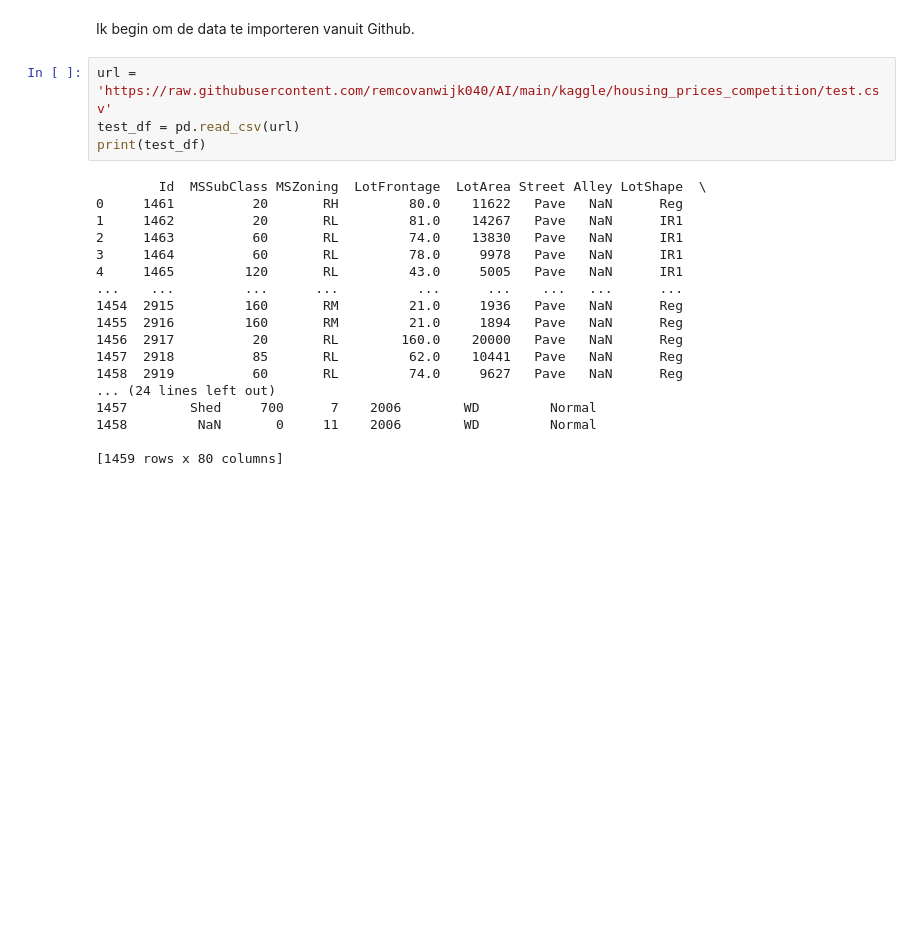
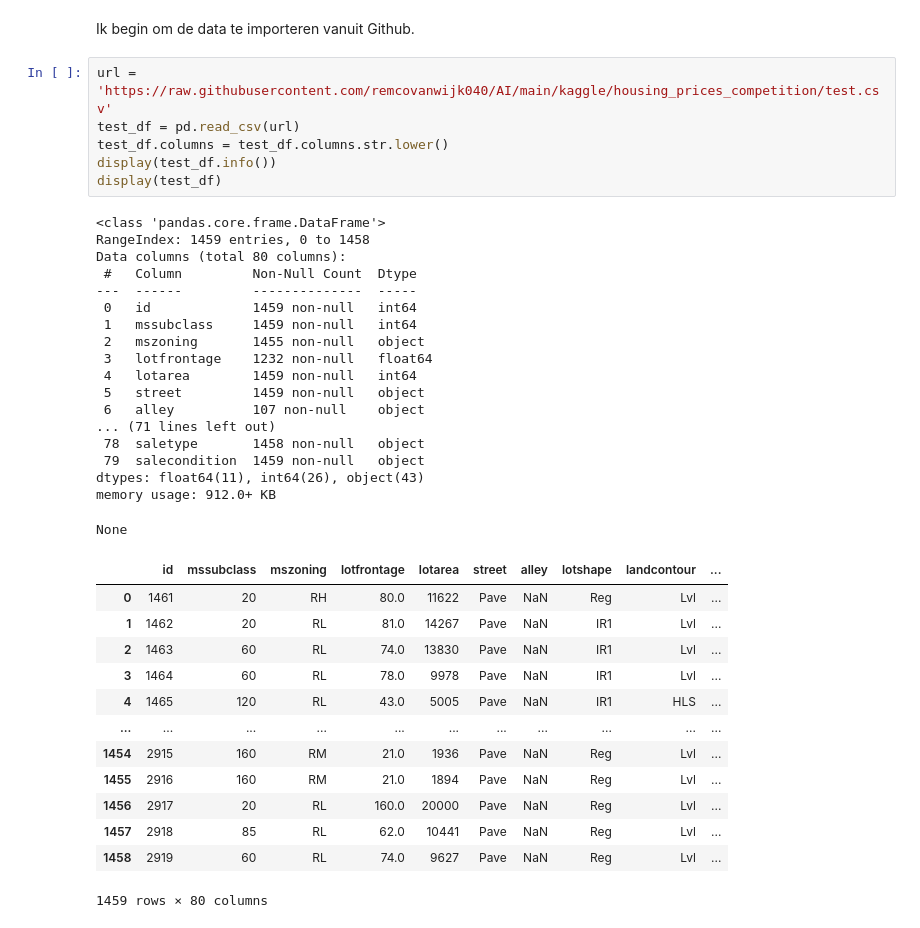
Before and after one commit to remcovanwijk040/AI, a Jupyter notebook: kaggle/housing_prices_competition/script_competition.ipynb, the cells around one changed output. Saved outputs shown, nothing was run; the diff lists cells and outputs as text; blank space fills up the shorter version.

```diff
--- a/kaggle/housing_prices_competition/script_competition.ipynb
+++ b/kaggle/housing_prices_competition/script_competition.ipynb
@@ -15,25 +19,41 @@ Ik begin om de data te importeren vanuit Github.
 # %%
 url = 'https://raw.githubusercontent.com/remcovanwijk040/AI/main/kaggle/housing_prices_competition/test.csv'
 test_df = pd.read_csv(url)
-print(test_df)
+test_df.columns = test_df.columns.str.lower()
+display(test_df.info())
+display(test_df)
 # %% [output]
-        Id  MSSubClass MSZoning  LotFrontage  LotArea Street Alley LotShape  \
-0     1461          20       RH         80.0    11622   Pave   NaN      Reg
-1     1462          20       RL         81.0    14267   Pave   NaN      IR1
-2     1463          60       RL         74.0    13830   Pave   NaN      IR1
-3     1464          60       RL         78.0     9978   Pave   NaN      IR1
-4     1465         120       RL         43.0     5005   Pave   NaN      IR1
-...    ...         ...      ...          ...      ...    ...   ...      ...
-1454  2915         160       RM         21.0     1936   Pave   NaN      Reg
-1455  2916         160       RM         21.0     1894   Pave   NaN      Reg
-1456  2917          20       RL        160.0    20000   Pave   NaN      Reg
-1457  2918          85       RL         62.0    10441   Pave   NaN      Reg
-1458  2919          60       RL         74.0     9627   Pave   NaN      Reg
-... (24 lines left out)
-1457        Shed     700      7    2006        WD         Normal
-1458         NaN       0     11    2006        WD         Normal
-
-[1459 rows x 80 columns]
+<class 'pandas.core.frame.DataFrame'>
+RangeIndex: 1459 entries, 0 to 1458
+Data columns (total 80 columns):
+ #   Column         Non-Null Count  Dtype
+---  ------         --------------  -----
+ 0   id             1459 non-null   int64
+ 1   mssubclass     1459 non-null   int64
+ 2   mszoning       1455 non-null   object
+ 3   lotfrontage    1232 non-null   float64
+ 4   lotarea        1459 non-null   int64
+ 5   street         1459 non-null   object
+ 6   alley          107 non-null    object
+... (71 lines left out)
+ 78  saletype       1458 non-null   object
+ 79  salecondition  1459 non-null   object
+dtypes: float64(11), int64(26), object(43)
+memory usage: 912.0+ KB
+None
+|  | id | mssubclass | mszoning | lotfrontage | lotarea | street | alley | lotshape | landcontour | ... |
+| 0 | 1461 | 20 | RH | 80.0 | 11622 | Pave | NaN | Reg | Lvl | ... |
+| 1 | 1462 | 20 | RL | 81.0 | 14267 | Pave | NaN | IR1 | Lvl | ... |
+| 2 | 1463 | 60 | RL | 74.0 | 13830 | Pave | NaN | IR1 | Lvl | ... |
+| 3 | 1464 | 60 | RL | 78.0 | 9978 | Pave | NaN | IR1 | Lvl | ... |
+| 4 | 1465 | 120 | RL | 43.0 | 5005 | Pave | NaN | IR1 | HLS | ... |
+| ... | ... | ... | ... | ... | ... | ... | ... | ... | ... | ... |
+| 1454 | 2915 | 160 | RM | 21.0 | 1936 | Pave | NaN | Reg | Lvl | ... |
+| 1455 | 2916 | 160 | RM | 21.0 | 1894 | Pave | NaN | Reg | Lvl | ... |
+| 1456 | 2917 | 20 | RL | 160.0 | 20000 | Pave | NaN | Reg | Lvl | ... |
+| 1457 | 2918 | 85 | RL | 62.0 | 10441 | Pave | NaN | Reg | Lvl | ... |
+| 1458 | 2919 | 60 | RL | 74.0 | 9627 | Pave | NaN | Reg | Lvl | ... |
+1459 rows × 80 columns
 # %%
 url = 'https://raw.githubusercontent.com/remcovanwijk040/AI/main/kaggle/housing_prices_competition/train.csv'
 train_df = pd.read_csv(url)
```
Also changed, not shown: parts of 5 cells of this notebook.
